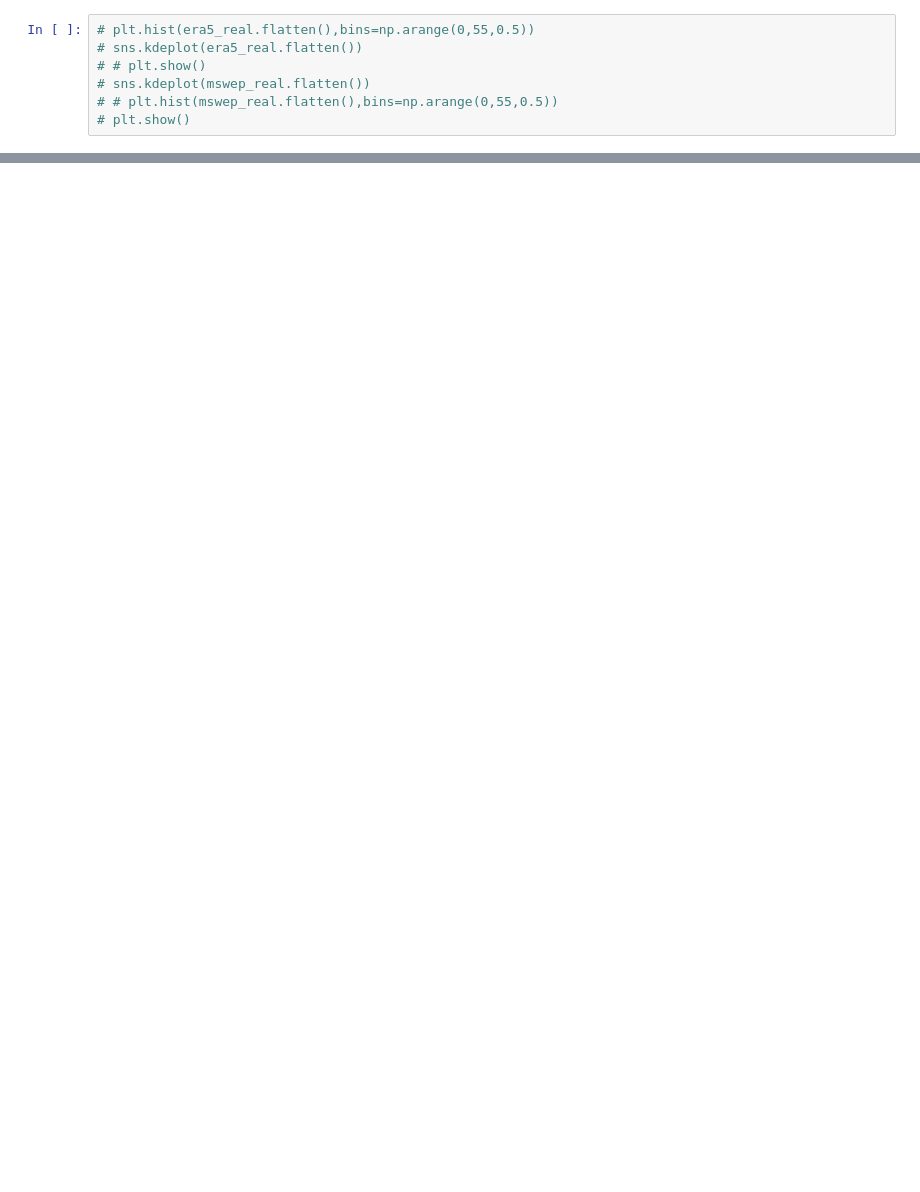
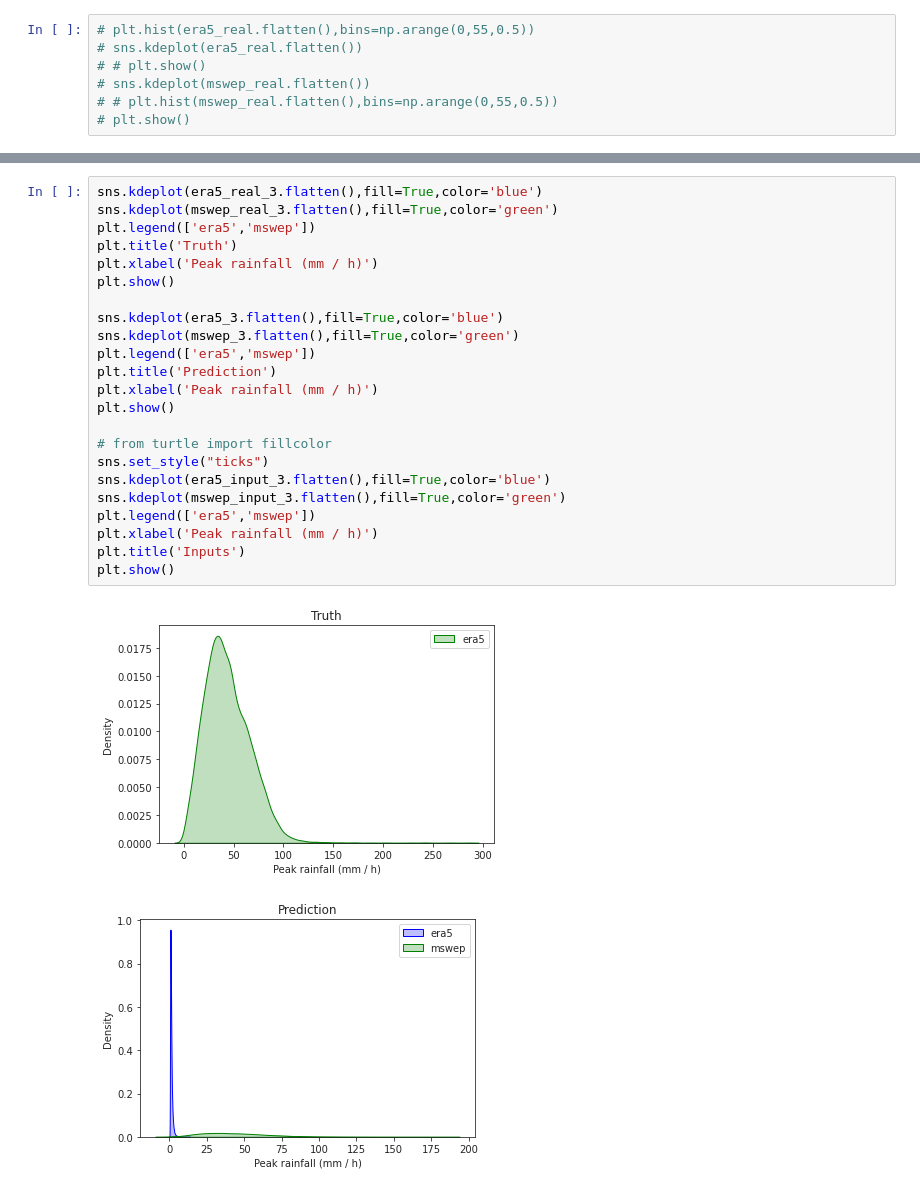
Before and after one commit to vosps/tropical_cyclone, a Jupyter notebook: figures/8_era5 copy.ipynb, the cells around one changed output, grey strips where cells are left out. Drawn from its saved outputs; the diff is of its cells as text; blank space fills up the shorter version.

```diff
--- a/figures/8_era5 copy.ipynb
+++ b/figures/8_era5 copy.ipynb
@@ -128,0 +116,26 @@ plt.show()
+# %%
+sns.kdeplot(era5_real_3.flatten(),fill=True,color='blue')
+sns.kdeplot(mswep_real_3.flatten(),fill=True,color='green')
+plt.legend(['era5','mswep'])
+plt.title('Truth')
+plt.xlabel('Peak rainfall (mm / h)')
+plt.show()
+
+sns.kdeplot(era5_3.flatten(),fill=True,color='blue')
+sns.kdeplot(mswep_3.flatten(),fill=True,color='green')
+plt.legend(['era5','mswep'])
+plt.title('Prediction')
+plt.xlabel('Peak rainfall (mm / h)')
+plt.show()
+
+# from turtle import fillcolor
+sns.set_style("ticks")
+sns.kdeplot(era5_input_3.flatten(),fill=True,color='blue')
+sns.kdeplot(mswep_input_3.flatten(),fill=True,color='green')
+plt.legend(['era5','mswep'])
+plt.xlabel('Peak rainfall (mm / h)')
+plt.title('Inputs')
+plt.show()
+# %% [output]
+[figure, added]
+[figure, added]
```
Also changed, not shown: parts of 25 cells of this notebook, 10 other files.
